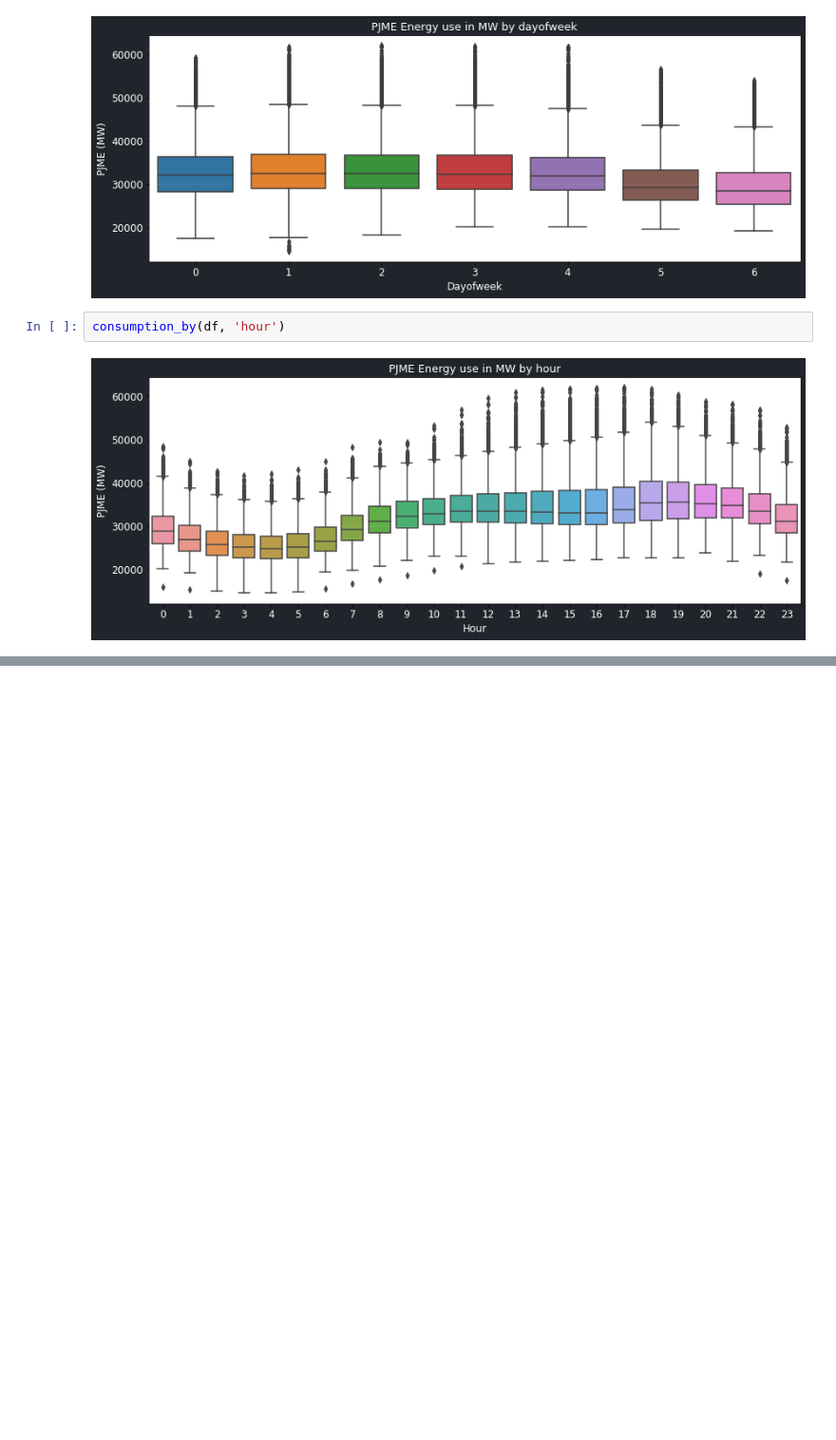
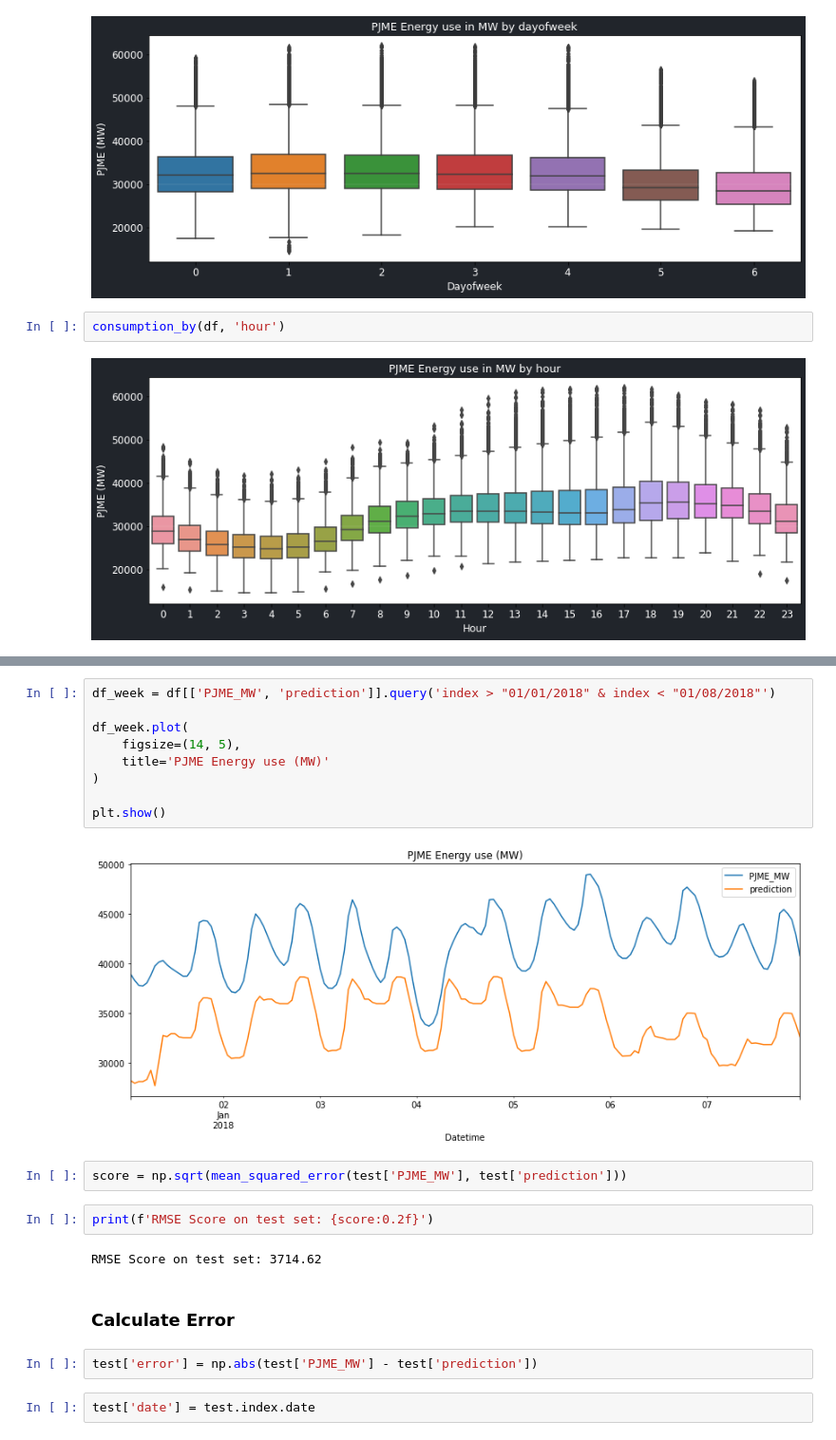
Before and after one commit to JuanFeA98/Time_Series, a Jupyter notebook: Time Series with XGBoost.ipynb, the cells around one changed output, grey strips where cells are left out. Shown at 95% size. Saved outputs shown, nothing was run; the diff lists cells and outputs as text; blank space fills up the shorter version.

```diff
--- a/Time Series with XGBoost.ipynb
+++ b/Time Series with XGBoost.ipynb
@@ -119,0 +239,23 @@ consumption_by(df, 'hour')
+# %%
+df_week = df[['PJME_MW', 'prediction']].query('index > "01/01/2018" & index < "01/08/2018"')
+
+df_week.plot(
+    figsize=(14, 5),
+    title='PJME Energy use (MW)'
+)
+
+plt.show()
+# %% [output]
+[figure, added]
+# %%
+score = np.sqrt(mean_squared_error(test['PJME_MW'], test['prediction']))
+# %%
+print(f'RMSE Score on test set: {score:0.2f}')
+# %% [output]
+RMSE Score on test set: 3714.62
+# %% [markdown]
+### **Calculate Error**
+# %%
+test['error'] = np.abs(test['PJME_MW'] - test['prediction'])
+# %%
+test['date'] = test.index.date
```
Also changed, not shown: parts of 23 cells of this notebook.
